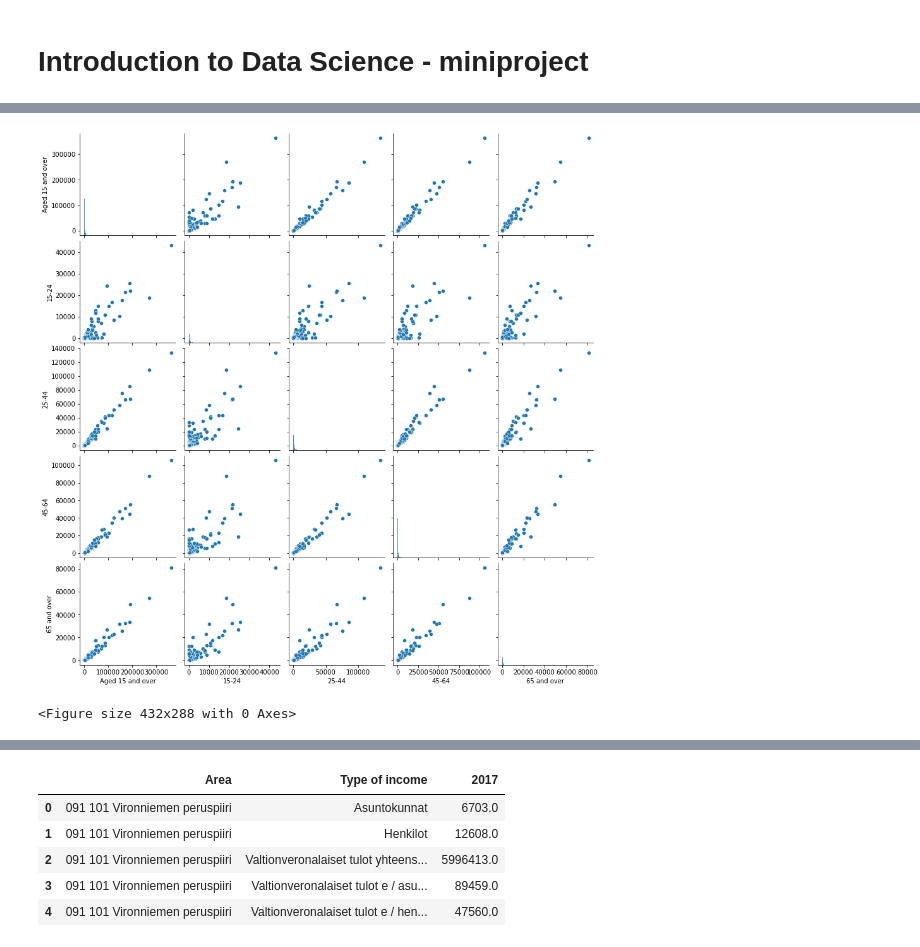
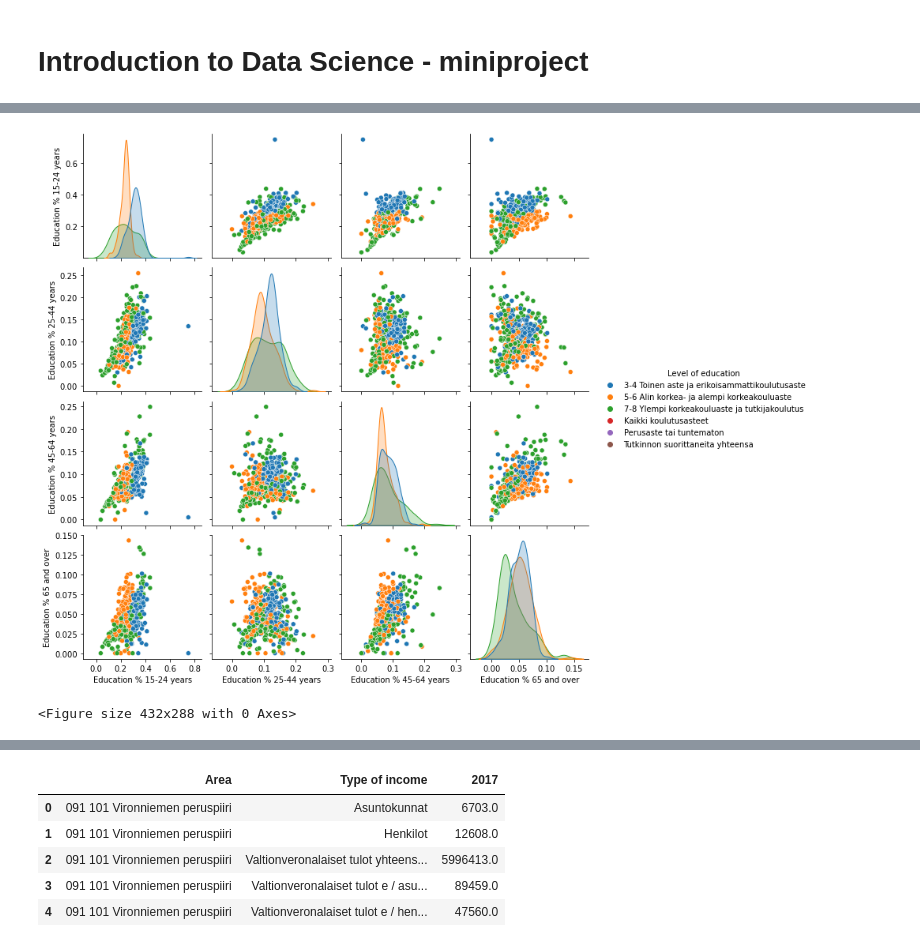
Before and after one commit to phuvio/Introduction-to-Data-Science, a Jupyter notebook: src/Introduction to Data Science - miniproject.ipynb, the cells around one changed output, grey strips where cells are left out. Saved outputs shown, nothing was run; the diff lists cells and outputs as text; code cells hidden in the pictures.

Commit message:
normalize and visualize data

```diff
--- a/src/Introduction to Data Science - miniproject.ipynb
+++ b/src/Introduction to Data Science - miniproject.ipynb
@@ -14,6 +24,7 @@ def change_to_numeric(column):
 # %%
-age_gender_education = pd.read_csv('./data/Helsingin_15_vuotta_tayttaneet_sukupuolen_ian_ja_koulutusasteen_mukaan.csv',
+age_gender_education = pd.read_csv('../data/Helsingin_15_vuotta_tayttaneet_sukupuolen_ian_ja_koulutusasteen_mukaan.csv',
                                    sep='\,', engine='python')
+
 columns = age_gender_education.columns
 age_gender_education = age_gender_education.rename(columns={columns[0]:'Area',
                                                             columns[1]:'Gender',
@@ -24,6 +35,7 @@ age_gender_education = age_gender_education.rename(columns={columns[0]:'Area',
                                                             columns[6]:'45-64',
                                                             columns[7]:'65 and over',
                                                            })
+
 columns = age_gender_education.columns
 age_gender_education['Area'] = remove_quotes(age_gender_education['Area'])
 age_gender_education['Gender'] = remove_quotes(age_gender_education['Gender'])
@@ -31,7 +43,12 @@ age_gender_education['Level of education'] = remove_quotes(age_gender_education[
 for col in columns[3:]:
     age_gender_education[col] = remove_quotes(age_gender_education[col])
     age_gender_education[col] = change_to_numeric(age_gender_education[col])
-age_gender_education.head()
+
+categorical_values = ['Area', 'Gender', 'Level of education']
+for val in categorical_values:
+    age_gender_education[val] = age_gender_education[val].astype('category')
+
+age_gender_education.head(10)
 # %% [output]
 |  | Area | Gender | Level of education | Aged 15 and over | 15-24 | 25-44 | 45-64 | 65 and over |
 | 0 | 091 101 Vironniemen peruspiiri | Molemmat sukupuolet | Kaikki koulutusasteet | 11310.0 | 1393.0 | 4085.0 | 3192.0 | 2640.0 |
@@ -59,0 +84,19 @@ memory usage: 145.5+ KB
+# %%
+population_by_education = age_gender_education[age_gender_education['Level of education'] == 'Kaikki koulutusasteet']
+population_by_education = population_by_education.rename(columns={'Aged 15 and over': 'total population'})
+population_by_education = population_by_education[['Area', 'Gender', 'total population']]
+age_gender_education = pd.merge(age_gender_education, population_by_education, on=['Area', 'Gender'])
+age_gender_education['Education % 15-24 years'] = age_gender_education['Aged 15 and over'] / age_gender_education['total population']
+age_gender_education['Education % 25-44 years'] = age_gender_education['25-44'] / age_gender_education['total population']
+age_gender_education['Education % 45-64 years'] = age_gender_education['45-64'] / age_gender_education['total population']
+age_gender_education['Education % 65 and over'] = age_gender_education['65 and over'] / age_gender_education['total population']
+age_gender_education = age_gender_education[['Area',
+                                             'Gender',
+                                             'Level of education',
+                                             'Education % 15-24 years',
+                                             'Education % 25-44 years',
+                                             'Education % 45-64 years',
+                                             'Education % 65 and over'
+                                            ]]
+
+age_gender_education.head(10)
@@ -60,7 +115,15 @@ memory usage: 145.5+ KB
 # %%
-sns.pairplot(data=age_gender_education, vars=['Aged 15 and over', '15-24', '25-44', '45-64', '65 and over'])
+plot_data = age_gender_education[
+    (age_gender_education['Level of education'] == '3-4 Toinen aste ja erikoisammattikoulutusaste') | \
+    (age_gender_education['Level of education'] == '5-6 Alin korkea- ja alempi korkeakouluaste') | \
+    (age_gender_education['Level of education'] == '7-8 Ylempi korkeakouluaste ja tutkijakoulutus')]
+sns.pairplot(data=plot_data[plot_data.Gender == 'Molemmat sukupuolet'],
+             vars=['Education % 15-24 years',
+                   'Education % 25-44 years',
+                   'Education % 45-64 years',
+                   'Education % 65 and over'], hue='Level of education')
 plt.show()
 plt.clf()
 # %% [output]
-[figure, old version]
+[figure, new version]
 <Figure size 432x288 with 0 Axes>
```
Also changed, not shown: parts of 32 cells of this notebook, 3 other files.
